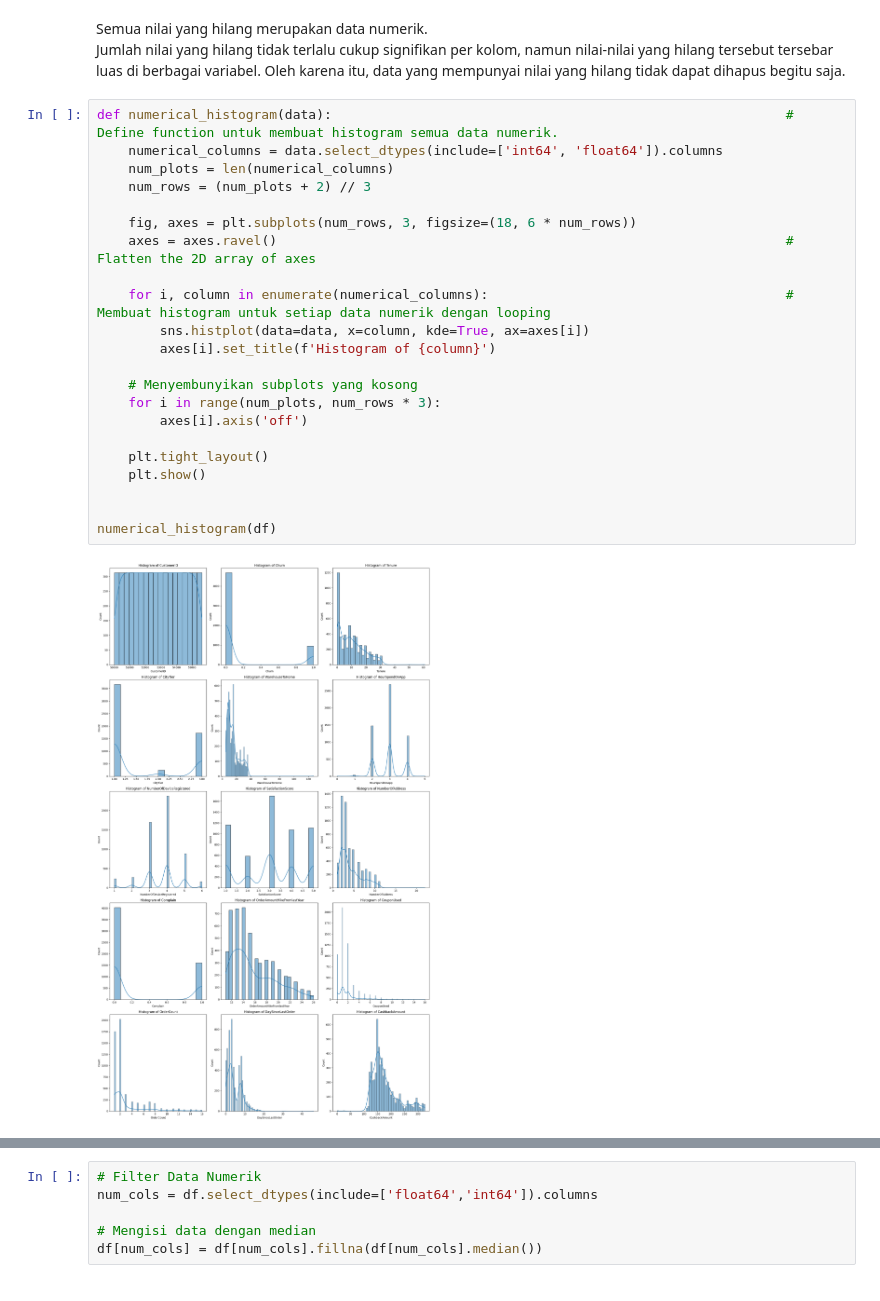
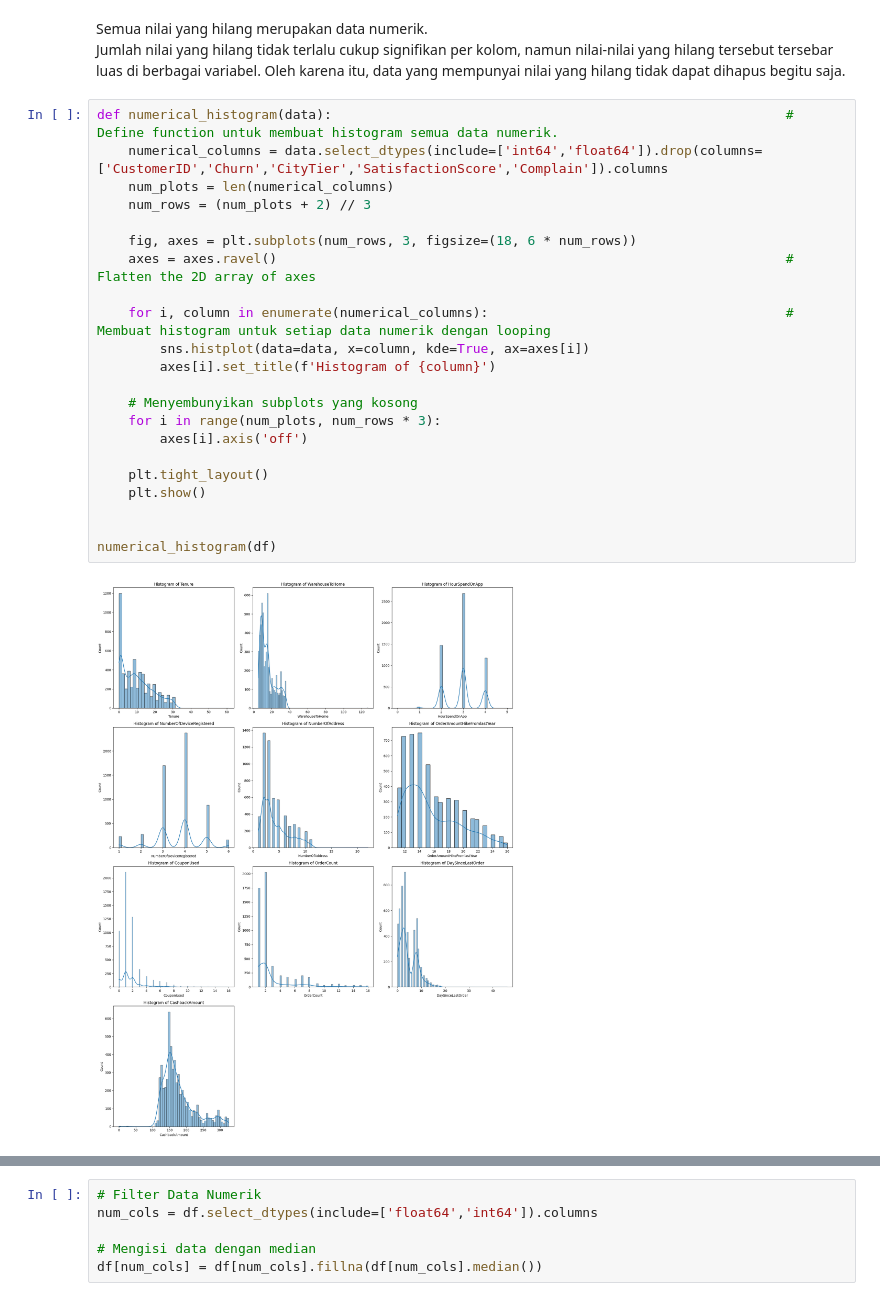
Before and after one commit to tasiamdln/E_Commerce_Churn_Analysis_ML, a Jupyter notebook: E_Commerce_Churn_Classification_and_Data_Analysis.ipynb, the cells around one changed output, grey strips where cells are left out. Cells and saved outputs as stored; diff of their text form.

```diff
--- a/E_Commerce_Churn_Classification_and_Data_Analysis.ipynb
+++ b/E_Commerce_Churn_Classification_and_Data_Analysis.ipynb
@@ -278,25 +281,25 @@ Text(0.5, 1.0, 'Distribution of Missing Value')
 Semua nilai yang hilang merupakan data numerik. <br> Jumlah nilai yang hilang tidak terlalu cukup signifikan per kolom, namun nilai-nilai yang hilang tersebut tersebar luas di berbagai variabel. Oleh karena itu, data yang mempunyai nilai yang hilang tidak dapat dihapus begitu saja.
 # %%
 def numerical_histogram(data):                                                          # Define function untuk membuat histogram semua data numerik.
-    numerical_columns = data.select_dtypes(include=['int64', 'float64']).columns
+    numerical_columns = data.select_dtypes(include=['int64','float64']).drop(columns=['CustomerID','Churn','CityTier','SatisfactionScore','Complain']).columns
     num_plots = len(numerical_columns)
     num_rows = (num_plots + 2) // 3
 
     fig, axes = plt.subplots(num_rows, 3, figsize=(18, 6 * num_rows))
     axes = axes.ravel()                                                                 # Flatten the 2D array of axes
 
     for i, column in enumerate(numerical_columns):                                      # Membuat histogram untuk setiap data numerik dengan looping
         sns.histplot(data=data, x=column, kde=True, ax=axes[i])
         axes[i].set_title(f'Histogram of {column}')
 
     # Menyembunyikan subplots yang kosong
     for i in range(num_plots, num_rows * 3):
         axes[i].axis('off')
 
     plt.tight_layout()
     plt.show()
 
 
 numerical_histogram(df)
 # %% [output]
-[figure, old version]
+[figure, new version]
```
Also changed, not shown: parts of 5 cells of this notebook.
